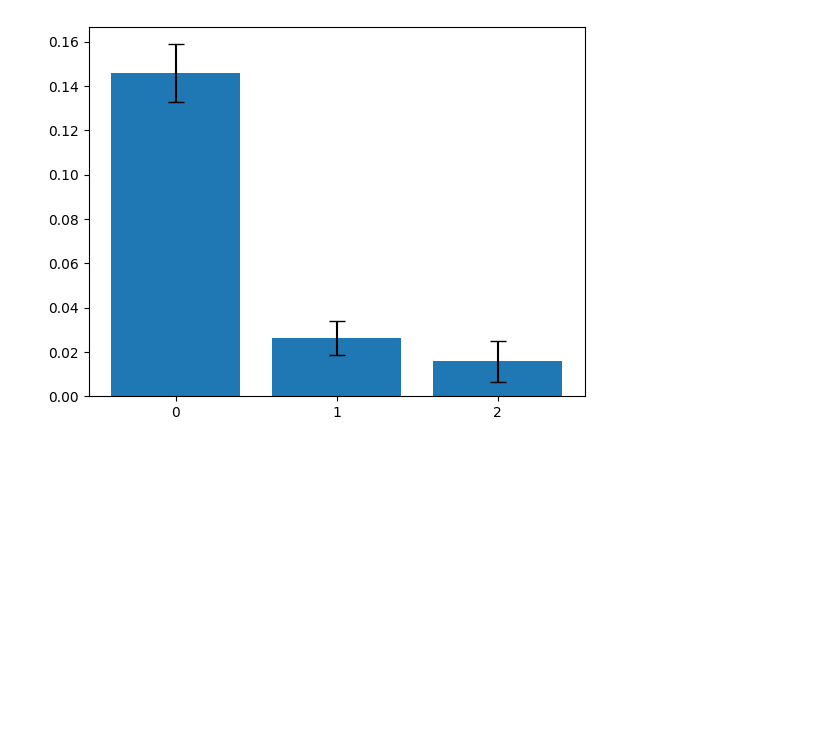
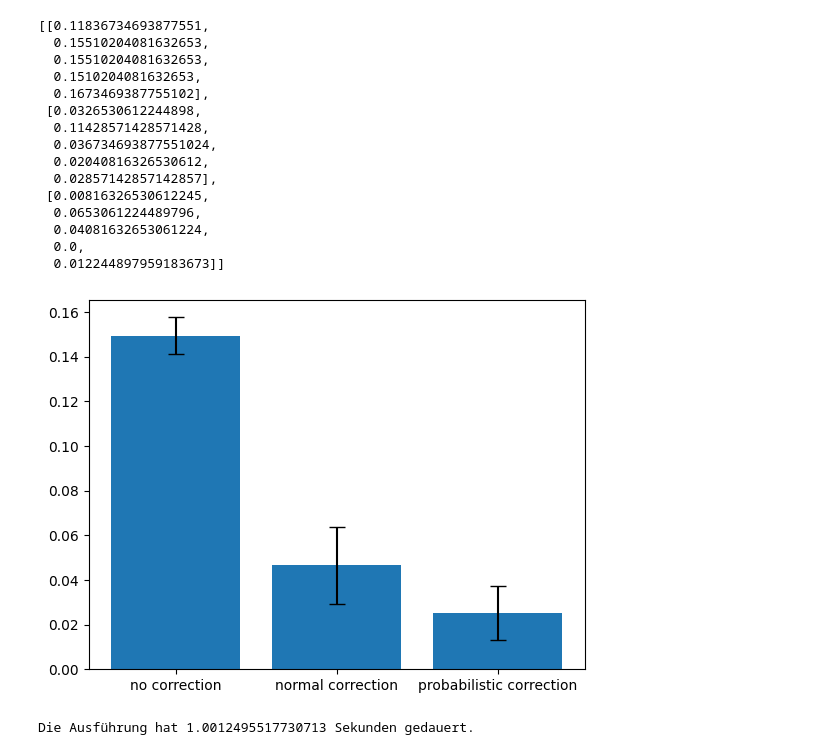
Before and after one commit to rayklauck/Positional-Weight-Matrices-in-Partial-Order-Alignments, a Jupyter notebook: uncertain_dp3.ipynb, the cells around one changed output. Saved outputs shown, nothing was run; the diff lists cells and outputs as text; code cells hidden in the pictures; blank space fills up the shorter version.

```diff
--- a/uncertain_dp3.ipynb
+++ b/uncertain_dp3.ipynb
@@ -100,37 +101,33 @@ plt.bar(
-# %%
-def compare_and_plot(read_correctors: list[t.Callable[[list[Read]],list[Read]]],*, names: list[str]=None,  iterations=4):
-    if names is None:
-        names = [str(i) for i in range(len(read_correctors))]
-
-    all: list[list[float]] = [[] for _ in read_correctors]
-    for _ in range(iterations):
-
-        dna = generate_dna(DNA_LENGTH)
-        reads = [generate_read(dna, READ_lENGTH, lambda base: gauss_unsharp_uncertainty_generator(base, 0.47)) for _ in range(READ_COUNT)]
-
-        for j, corrector in enumerate(read_correctors):
-            corrected_reads = corrector(reads)
-            all[j].append(dna_distance_error_rate(dna, corrected_reads, alignment_bonus=NORMAL_ALIGNMENT_BONUS))
-
-
-    plt.bar(
-        names,
-        [np.mean(measurement_row) for measurement_row in all],
-        yerr=[pd.Series(measurement_row).sem() for measurement_row in all],
-        capsize=6
-    )
 # %%
 compare_and_plot(
     [
         lambda reads: reads,
         lambda reads: correct_reads_with_consens(reads,probabilistic=False, alignment_bonus=NORMAL_ALIGNMENT_BONUS),
         lambda reads: correct_reads_with_consens(reads,probabilistic=True, alignment_bonus=PROBABILISTIC_ALIGNMENT_BONUS)
     ],
     names=["no correction","normal correction", "probabilistic correction"],
-    iterations=4
+    iterations=5,
+    measurement_alignment_boni=[NORMAL_ALIGNMENT_BONUS, NORMAL_ALIGNMENT_BONUS, PROBABILISTIC_ALIGNMENT_BONUS],
+    environment=Environment(
+    ).set_coverage(5)
 )
 # %% [output]
+[[0.11836734693877551,
+  0.15510204081632653,
+  0.15510204081632653,
+  0.1510204081632653,
+  0.1673469387755102],
+ [0.0326530612244898,
+  0.11428571428571428,
+  0.036734693877551024,
+  0.02040816326530612,
+  0.02857142857142857],
+ [0.00816326530612245,
+  0.0653061224489796,
+  0.04081632653061224,
+  0.0,
+  0.012244897959183673]]
-[figure, old version]
+[figure, new version]
 # %%
 # boni = [0.2,0.4,0.6,0.8,1]
 # data = [[] for _ in range(len(boni))]
@@ -152,3 +149,15 @@ compare_and_plot(
     # yerr=[pd.Series(boni_data).sem() for boni_data in data],
     # capsize=6
     # )
+# %%
+import time
+
+
+
+
+with MeasureTime() as timer:
+    time.sleep(1)
+
+print(f"Die Ausführung hat {timer.elapsed_time} Sekunden gedauert.")
+# %% [output]
+Die Ausführung hat 1.0012495517730713 Sekunden gedauert.
```
Also changed, not shown: parts of 6 cells of this notebook, 2 other files.
